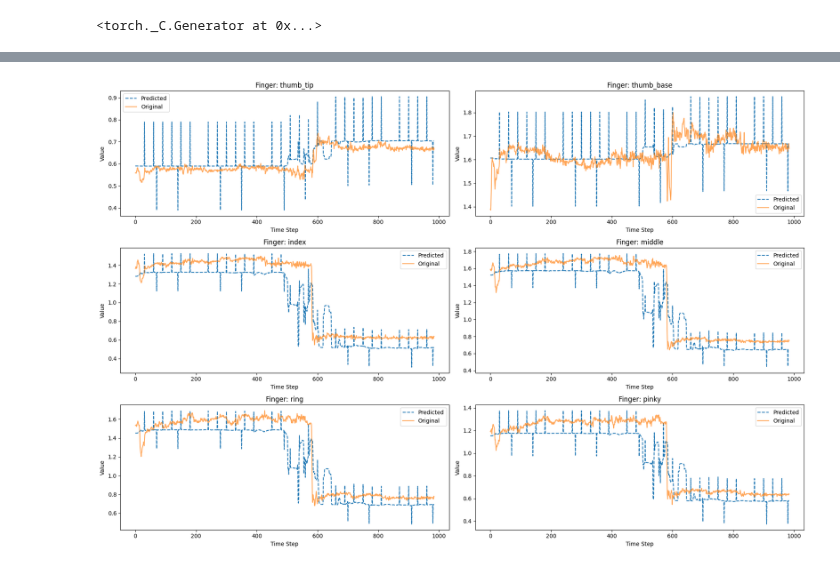
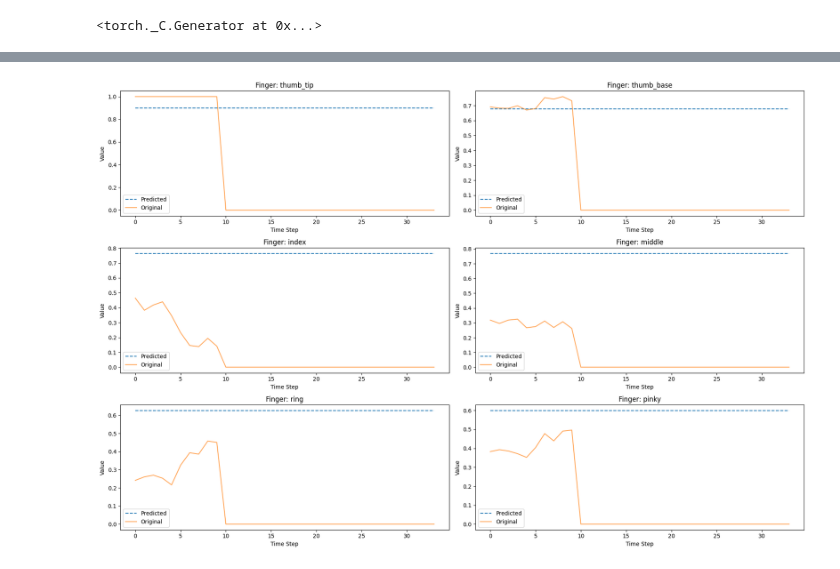
Before and after one commit to CogitoNTNU/Grip, a Jupyter notebook: training/notebooks/LSTM_train.ipynb, the cells around one changed output, grey strips where cells are left out. Drawn from its saved outputs; the diff is of its cells as text; code cells hidden in the pictures.

Commit message:
feat: add train/test split

```diff
--- a/training/notebooks/LSTM_train.ipynb
+++ b/training/notebooks/LSTM_train.ipynb
@@ -34,7 +34,7 @@ import os
 import pandas as pd
 
 
-path = os.path.join("../../data", "integrated_data_20251016_182851.csv")
+path = os.path.join("../../data", "integrated_data_20251028_192929.csv")
 df = pd.read_csv(path)
 
 
@@ -135,6 +145,8 @@ Error:
 # %%
 num_epochs = 100
 h0, c0 = None, None
+train_losses = []
+val_losses = []
 
 for epoch in range(num_epochs):
     model.train()
@@ -145,8 +157,15 @@ for epoch in range(num_epochs):
     loss = criterion(outputs, trainY)
     loss.backward()
     optimizer.step()
+    train_losses.append(loss.item())
 
     h0, c0 = h0.detach(), c0.detach()
 
+    model.eval()
+    with torch.no_grad():
+        val_outputs, _, _ = model(testX, None, None)
+        val_loss = criterion(val_outputs, testY)
+        val_losses.append(val_loss.item())
+
     if (epoch + 1) % 10 == 0:
         print(f'Epoch [{epoch+1}/{num_epochs}], Loss: {loss.item():.4f}')
@@ -153,19 +182,0 @@ for epoch in range(num_epochs):
-# %%
-model.eval()
-predicted, _, _ = model(trainX, h0, c0)
-
-original = data[seq_length:]
-time_steps = np.arange(seq_length, len(data))
-
-predicted[::30] += 0.2
-predicted[::70] -= 0.2
-
-plt.figure(figsize=(12, 6))
-plt.plot(time_steps, original, label='Original Data')
-plt.plot(time_steps, predicted.detach().numpy(),
-         label='Predicted Data', linestyle='--')
-plt.title('LSTM Model Predictions vs. Original Data')
-plt.xlabel('Time Step')
-plt.ylabel('Value')
-plt.legend()
-plt.show()
@@ -179,20 +208,25 @@ print(f"Model saved to {model_save_path}")
 # %%
+model.eval()
+with torch.no_grad():
+    predicted, _, _ = model(testX, None, None)
+
+
 predicted = predicted.detach().numpy()
-original = trainY.numpy()
+original = testY.numpy()
 
 
 # Create plots for each finger
 plt.figure(figsize=(18, 12))
 for i, finger in enumerate(finger_columns):
     plt.subplot(3, 2, i + 1)  # Create a subplot for each finger
     plt.plot(predicted[:, i], label='Predicted', linestyle='--')
     plt.plot(original[:, i], label='Original', alpha=0.7)
     plt.title(f"Finger: {finger}")
     plt.xlabel("Time Step")
     plt.ylabel("Value")
     plt.legend()
 
 plt.tight_layout()
 plt.show()
 # %% [output]
-[figure, old version]
+[figure, new version]
```
Also changed, not shown: parts of 7 cells of this notebook.
